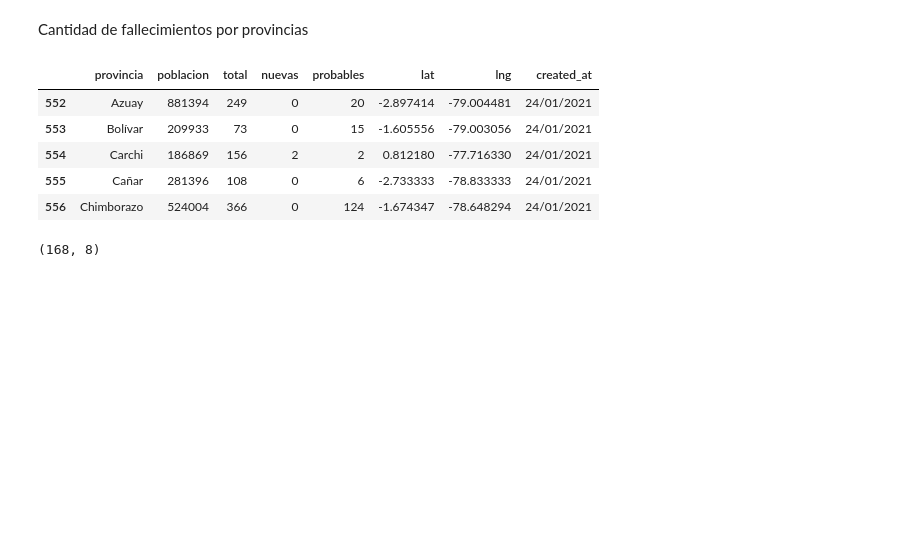
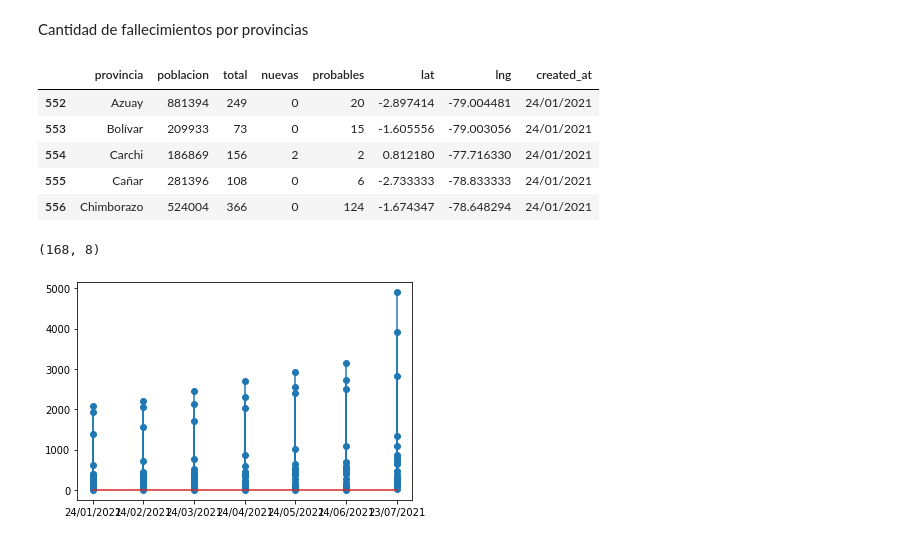
Before and after one commit to gusecuador/tratamientoDatos, a Jupyter notebook: desafio2/PracticasTratamientoDatosGustavo.ipynb, the cells around one changed output. Drawn from its saved outputs; the diff is of its cells as text; code cells hidden in the pictures; blank space fills up the shorter version.

```diff
--- a/desafio2/PracticasTratamientoDatosGustavo.ipynb
+++ b/desafio2/PracticasTratamientoDatosGustavo.ipynb
@@ -189,3 +189,9 @@ df.head()
 df.shape
 # %% [output]
 (168, 8)
+# %%
+
+plt.stem( df['created_at'],df['total'], use_line_collection=True)
+plt.show()
+# %% [output]
+[figure, added]
```
